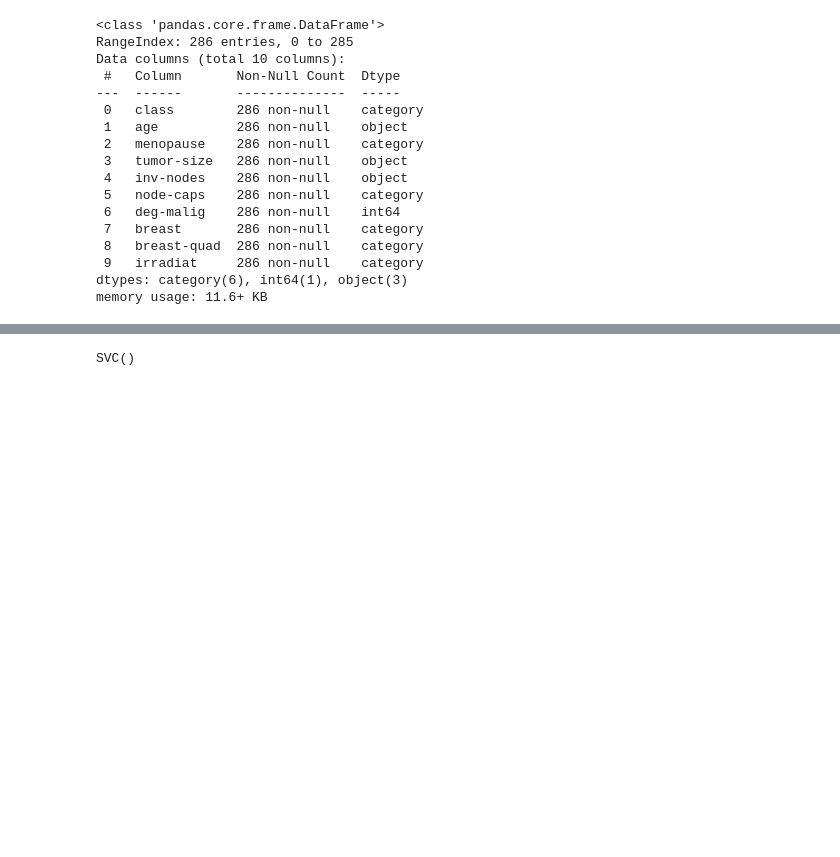
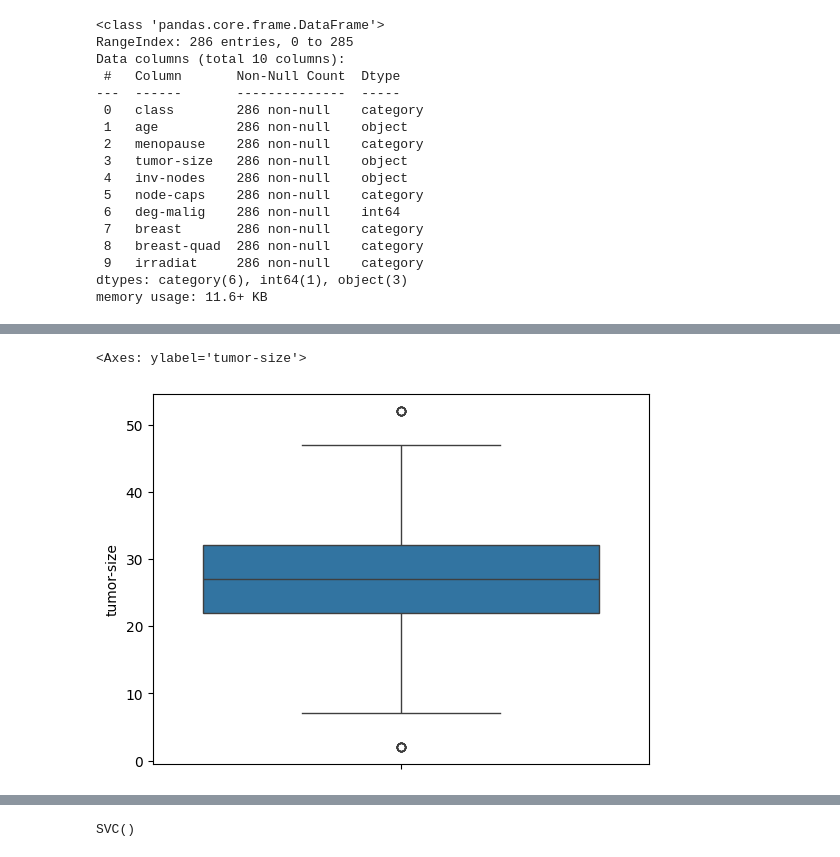
Before and after one commit to aJimenez19037/COE379L-Projects, a Jupyter notebook: Project4/SVM.ipynb, the cells around one changed output, grey strips where cells are left out. Cells and saved outputs as stored; diff of their text form; code cells hidden in the pictures; blank space fills up the shorter version.

```diff
--- a/Project4/SVM.ipynb
+++ b/Project4/SVM.ipynb
@@ -58,0 +106,5 @@ data["inv-nodes"] = data["inv-nodes"].astype(int)
+# %%
+sns.boxplot(data=data['tumor-size']) # few outlier
+# %% [output]
+<Axes: ylabel='tumor-size'>
+[figure, added]
```
Also changed, not shown: parts of 27 cells of this notebook, 7 other files.
